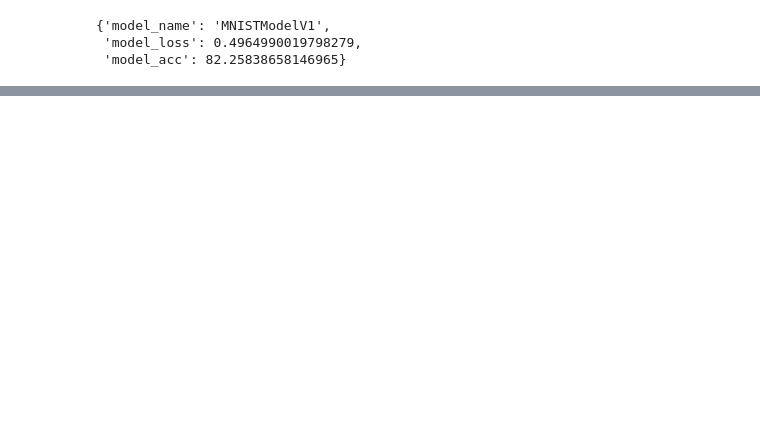
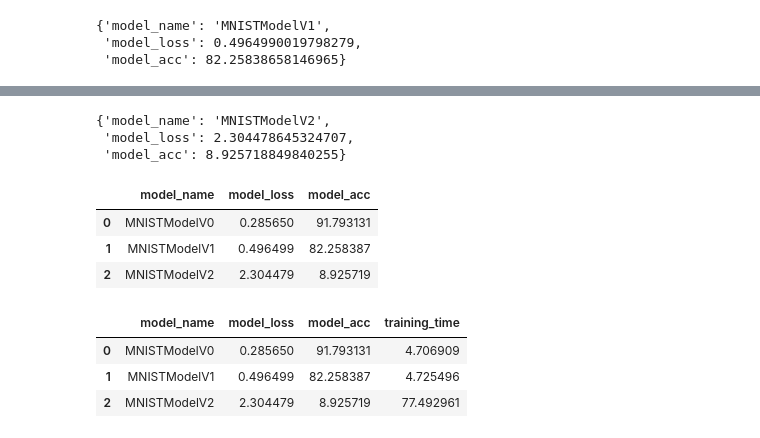
Before and after one commit to WebDevCaptain/mnist-ml, a Jupyter notebook: base.ipynb, the cells around one changed output, grey strips where cells are left out. Cells and saved outputs as stored; diff of their text form; code cells hidden in the pictures; blank space fills up the shorter version.

```diff
--- a/base.ipynb
+++ b/base.ipynb
@@ -578,0 +876,33 @@ model_1_results
+# %%
+# Get model_2 results
+model_2_results = eval_model(
+    model=model_2,
+    data_loader=test_dataloader,
+    loss_fn=loss_fn,
+    accuracy_fn=accuracy_fn
+)
+model_2_results
+# %% [output]
+{'model_name': 'MNISTModelV2',
+ 'model_loss': 2.304478645324707,
+ 'model_acc': 8.925718849840255}
+# %%
+import pandas as pd
+compare_results = pd.DataFrame([model_0_results, model_1_results, model_2_results])
+compare_results
+# %% [output]
+|  | model_name | model_loss | model_acc |
+| 0 | MNISTModelV0 | 0.285650 | 91.793131 |
+| 1 | MNISTModelV1 | 0.496499 | 82.258387 |
+| 2 | MNISTModelV2 | 2.304479 | 8.925719 |
+# %%
+# Add training times to results comparison
+compare_results["training_time"] = [total_train_time_model_0,
+                                    total_train_time_model_1,
+                                    total_train_time_model_2]
+compare_results
+# %% [output]
+|  | model_name | model_loss | model_acc | training_time |
+| 0 | MNISTModelV0 | 0.285650 | 91.793131 | 4.706909 |
+| 1 | MNISTModelV1 | 0.496499 | 82.258387 | 4.725496 |
+| 2 | MNISTModelV2 | 2.304479 | 8.925719 | 77.492961 |
```
Also changed, not shown: parts of 29 cells of this notebook.
